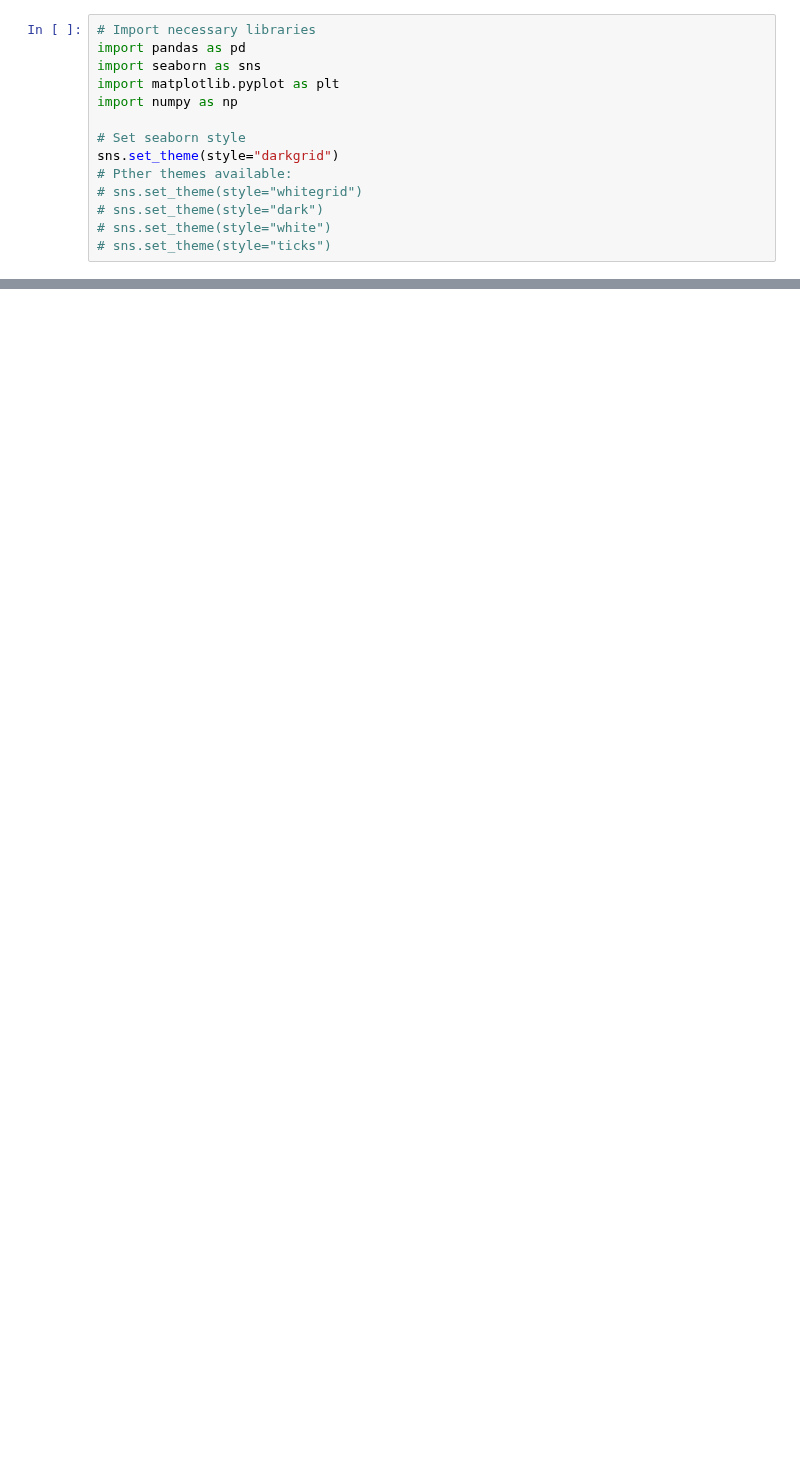
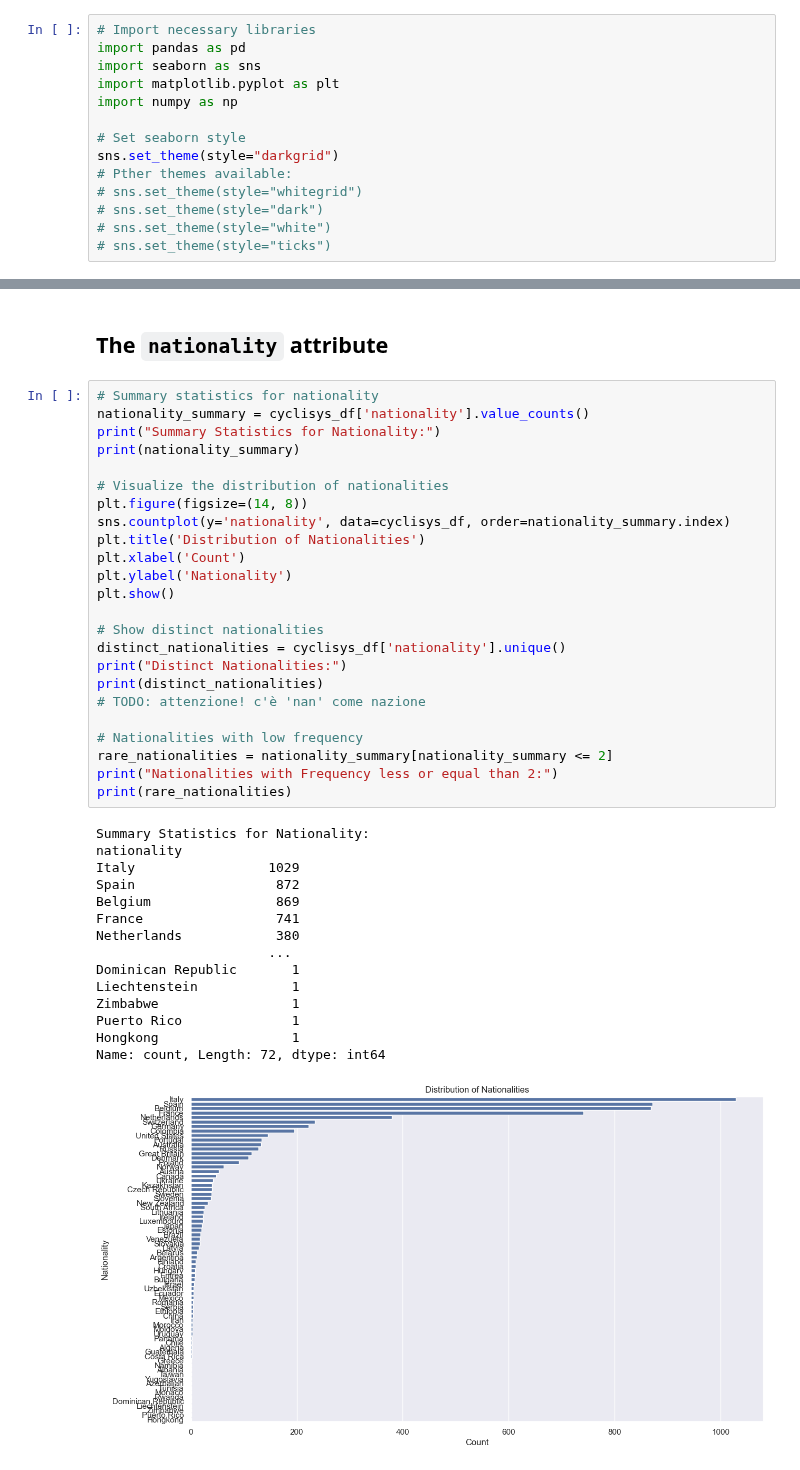
Before and after one commit to Emahhh/dm-project, a Jupyter notebook: prova.ipynb, the cells around one changed output, grey strips where cells are left out. Cells and saved outputs as stored; diff of their text form; blank space fills up the shorter version.

```diff
--- a/prova.ipynb
+++ b/prova.ipynb
@@ -56,0 +213,42 @@ sns.set_theme(style="darkgrid")
+# %% [markdown]
+## The `nationality` attribute
+# %%
+# Summary statistics for nationality
+nationality_summary = cyclisys_df['nationality'].value_counts()
+print("Summary Statistics for Nationality:")
+print(nationality_summary)
+
+# Visualize the distribution of nationalities
+plt.figure(figsize=(14, 8))
+sns.countplot(y='nationality', data=cyclisys_df, order=nationality_summary.index)
+plt.title('Distribution of Nationalities')
+plt.xlabel('Count')
+plt.ylabel('Nationality')
+plt.show()
+
+# Show distinct nationalities
+distinct_nationalities = cyclisys_df['nationality'].unique()
+print("Distinct Nationalities:")
+print(distinct_nationalities)
+# TODO: attenzione! c'è 'nan' come nazione
+
+# Nationalities with low frequency
+rare_nationalities = nationality_summary[nationality_summary <= 2]
+print("Nationalities with Frequency less or equal than 2:")
+print(rare_nationalities)
+# %% [output]
+Summary Statistics for Nationality:
+nationality
+Italy                 1029
+Spain                  872
+Belgium                869
+France                 741
+Netherlands            380
+                      ...
+Dominican Republic       1
+Liechtenstein            1
+Zimbabwe                 1
+Puerto Rico              1
+Hongkong                 1
+Name: count, Length: 72, dtype: int64
+[figure, added]
```
Also changed, not shown: parts of 25 cells of this notebook, 1 other file.
